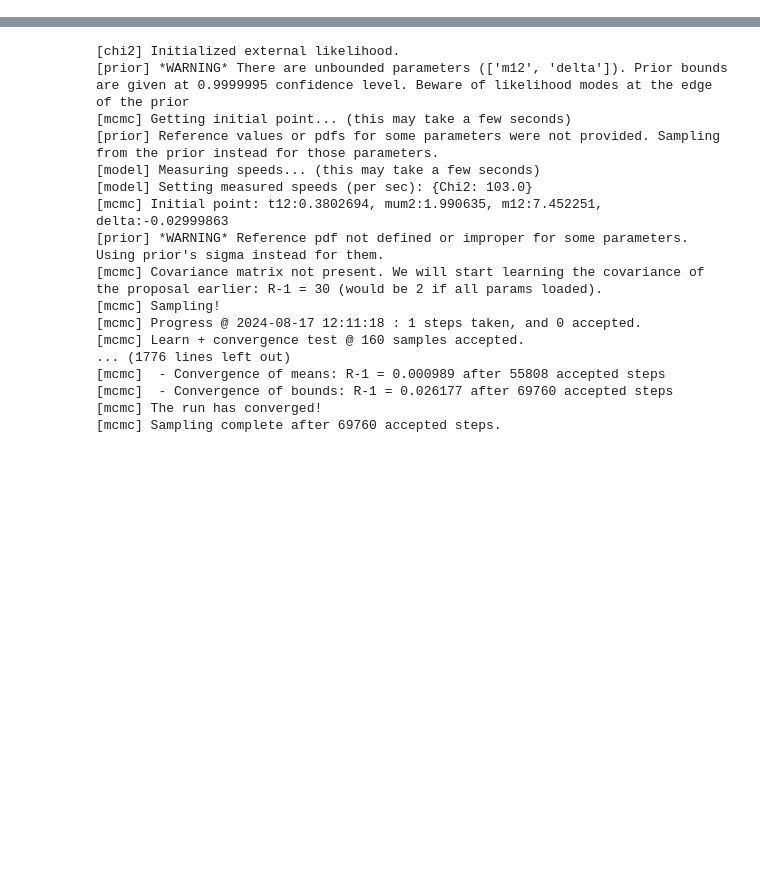
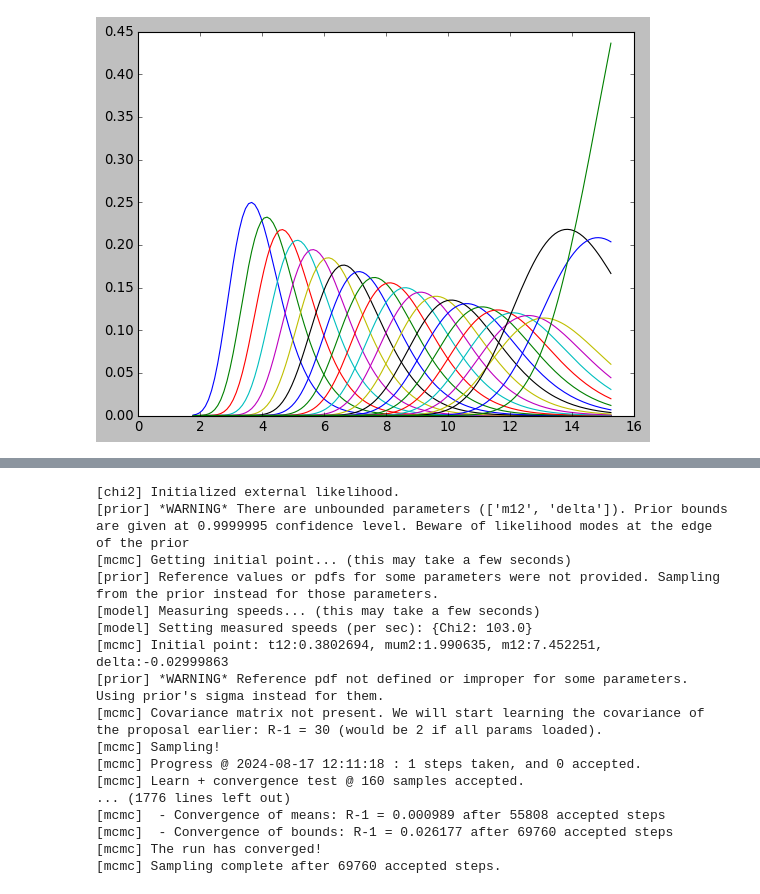
Before and after one commit to SaeedAnsarifard/NeuMod, a Jupyter notebook: Tutorial-Spectrum.ipynb, the cells around one changed output, grey strips where cells are left out. Drawn from its saved outputs; the diff is of its cells as text; code cells hidden in the pictures; blank space fills up the shorter version.

```diff
--- a/Tutorial-Spectrum.ipynb
+++ b/Tutorial-Spectrum.ipynb
@@ -21,8 +20,8 @@ frame          = FrameWork()
 # %%
-energy_obs =
-b8_unc = frame._compute_unoscilated_signal(frame.energy_recoil, frame.energy_nu, frame.spectrum_nu,
-                                           .energy_obs, self.cs_electron, self.resp_func)
+energy_obs = spectrum_data[:,0:2]
+resp_func   = frame._response_function(energy_obs, frame.energy_recoil)
 
-
-# frame.distance = np.linspace(0.98,1.02,100)
-# prediction     = frame[0.308,0,6.9e-5]
+for i in range (len(energy_obs)):
+    plt.plot(frame.energy_recoil,resp_func[i])
+# %% [output]
+[figure, added]
```
Also changed, not shown: parts of 5 cells of this notebook, 1 other file.
